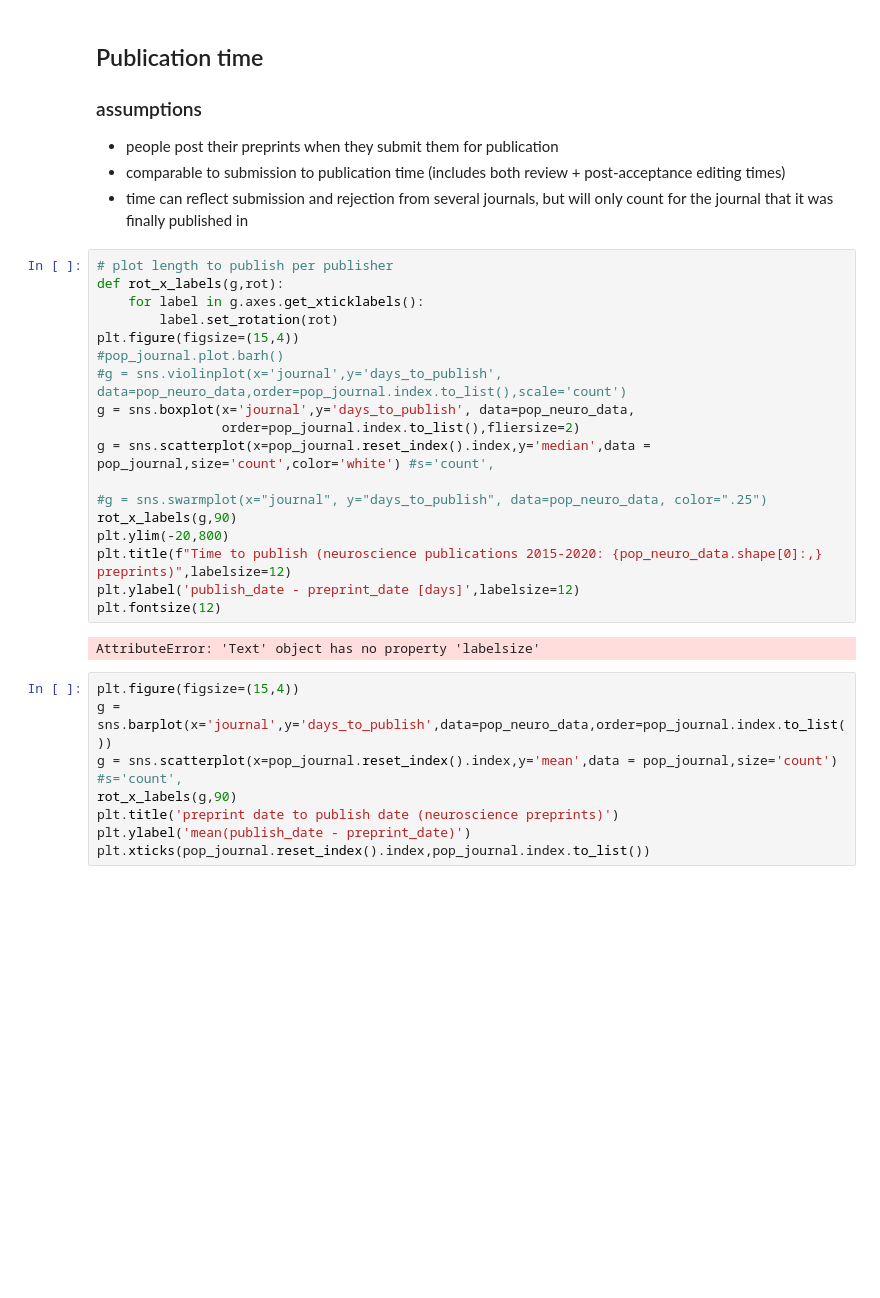
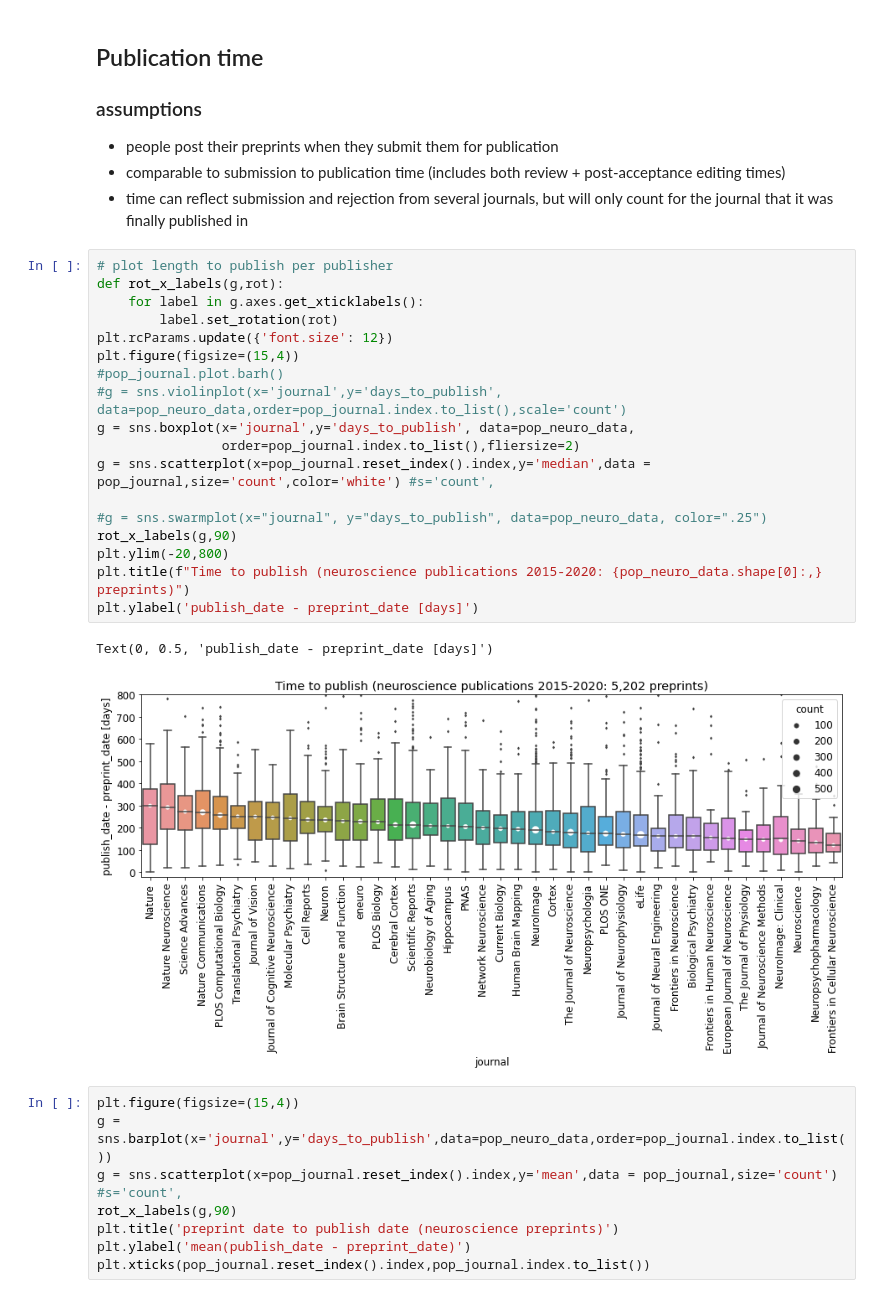
Before and after one commit to marinafridman/delays, a Jupyter notebook: plot_pub_times_per_journal.ipynb, the cells around one changed output. Drawn from its saved outputs; the diff is of its cells as text; blank space fills up the shorter version.

Commit message:
plot formatting fidgets

```diff
--- a/plot_pub_times_per_journal.ipynb
+++ b/plot_pub_times_per_journal.ipynb
@@ -39,23 +39,24 @@ print(f"{npoppubs-npoppubspos} entries removed for negative publication time")
 # %%
 # plot length to publish per publisher
 def rot_x_labels(g,rot):
     for label in g.axes.get_xticklabels():
         label.set_rotation(rot)
+plt.rcParams.update({'font.size': 12})
 plt.figure(figsize=(15,4))
 #pop_journal.plot.barh()
 #g = sns.violinplot(x='journal',y='days_to_publish', data=pop_neuro_data,order=pop_journal.index.to_list(),scale='count')
 g = sns.boxplot(x='journal',y='days_to_publish', data=pop_neuro_data,
                 order=pop_journal.index.to_list(),fliersize=2)
 g = sns.scatterplot(x=pop_journal.reset_index().index,y='median',data = pop_journal,size='count',color='white') #s='count',
 
 #g = sns.swarmplot(x="journal", y="days_to_publish", data=pop_neuro_data, color=".25")
 rot_x_labels(g,90)
 plt.ylim(-20,800)
-plt.title(f"Time to publish (neuroscience publications 2015-2020: {pop_neuro_data.shape[0]:,} preprints)",labelsize=12)
-plt.ylabel('publish_date - preprint_date [days]',labelsize=12)
-plt.fontsize(12)
+plt.title(f"Time to publish (neuroscience publications 2015-2020: {pop_neuro_data.shape[0]:,} preprints)")
+plt.ylabel('publish_date - preprint_date [days]')
 # %% [output]
-AttributeError: 'Text' object has no property 'labelsize'
+Text(0, 0.5, 'publish_date - preprint_date [days]')
+[figure, added]
 # %%
 plt.figure(figsize=(15,4))
 g = sns.barplot(x='journal',y='days_to_publish',data=pop_neuro_data,order=pop_journal.index.to_list())
```
